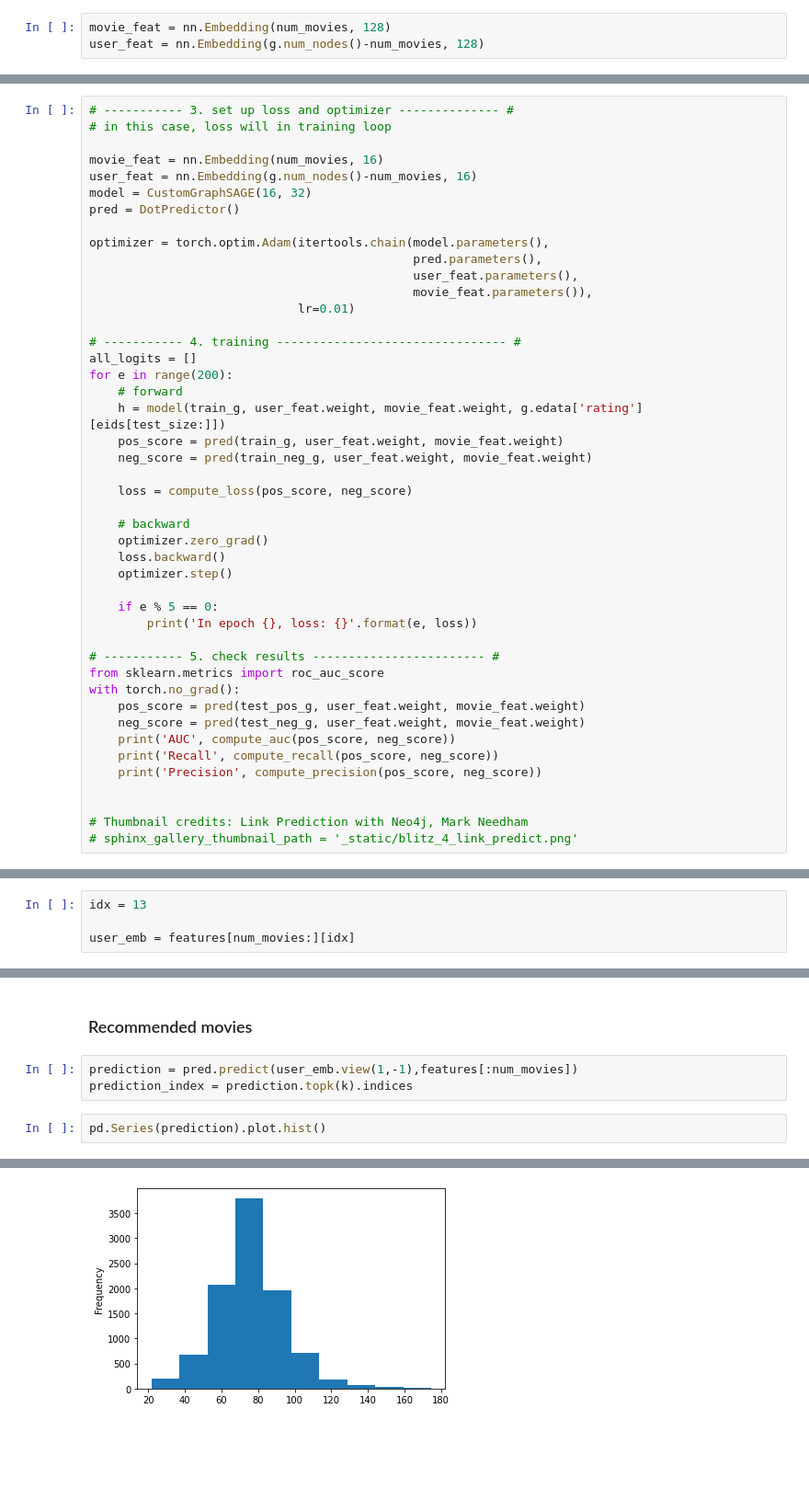
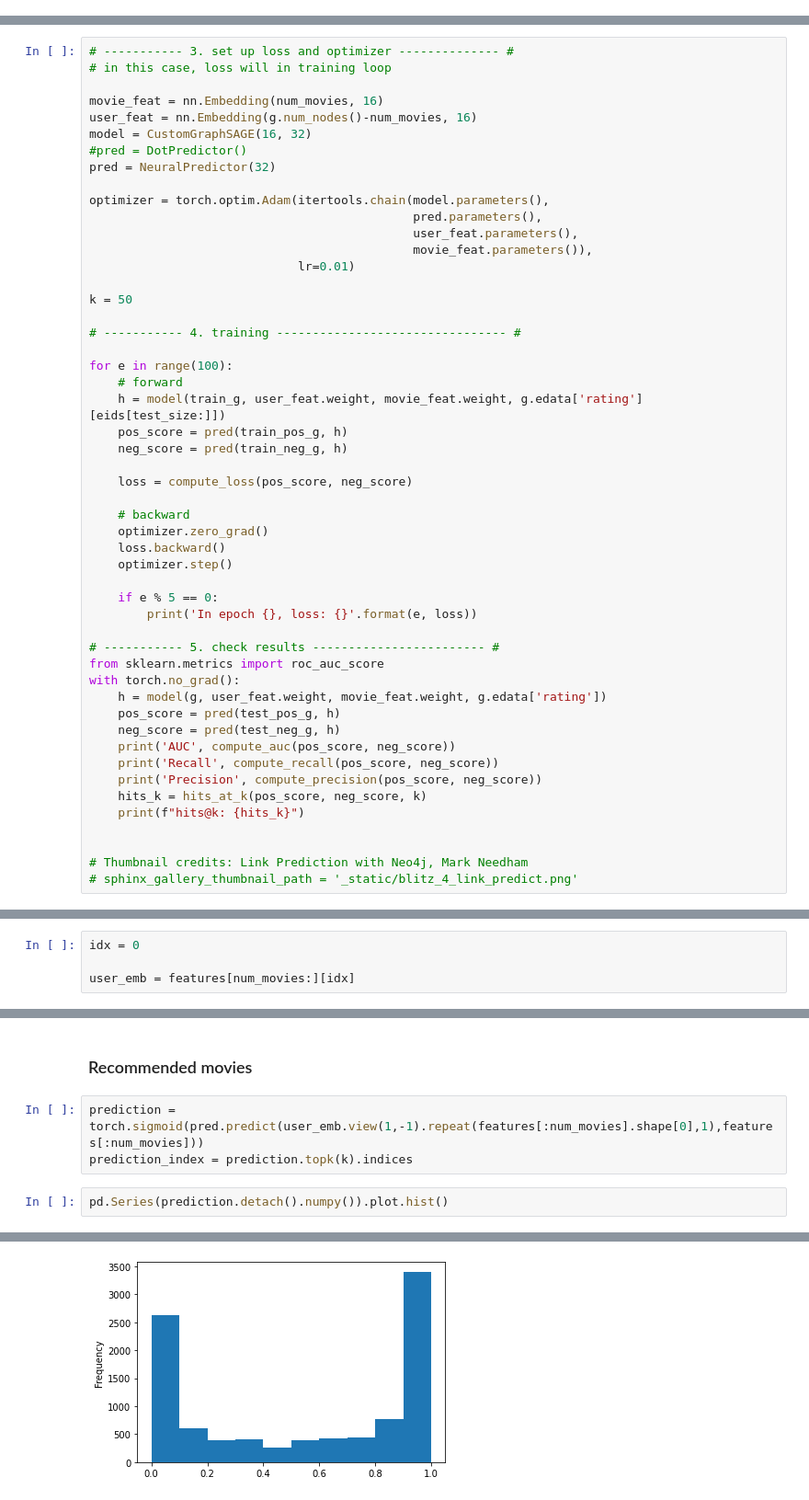
Before and after one commit to leonardtd/PyTorch-NN, a Jupyter notebook: Graph NNs/Movie Recommender Heterograph/GNN Movie Recommender v3.ipynb, the cells around one changed output, grey strips where cells are left out. Shown: that part at 92% size. Cells and saved outputs as stored; diff of their text form; blank space fills up the shorter version.

```diff
--- a/Graph NNs/Movie Recommender Heterograph/GNN Movie Recommender v3.ipynb
+++ b/Graph NNs/Movie Recommender Heterograph/GNN Movie Recommender v3.ipynb
@@ -117,6 +117,3 @@ class CustomGNN(nn.Module):
             g.update_all(fn.u_mul_e('feat', 'e_feat', 'm'), fn.mean('m', 'h_out'))
 
             return g.ndata['h_out']
-# %%
-movie_feat = nn.Embedding(num_movies, 128)
-user_feat = nn.Embedding(g.num_nodes()-num_movies, 128)
@@ -233,7 +239,8 @@ def compute_precision(pos_score, neg_score):
 movie_feat = nn.Embedding(num_movies, 16)
 user_feat = nn.Embedding(g.num_nodes()-num_movies, 16)
 model = CustomGraphSAGE(16, 32)
-pred = DotPredictor()
+#pred = DotPredictor()
+pred = NeuralPredictor(32)
 
 optimizer = torch.optim.Adam(itertools.chain(model.parameters(),
                                              pred.parameters(),
@@ -241,13 +248,15 @@ optimizer = torch.optim.Adam(itertools.chain(model.parameters(),
                                              movie_feat.parameters()),
                              lr=0.01)
 
+k = 50
+
 # ----------- 4. training -------------------------------- #
-all_logits = []
-for e in range(200):
+
+for e in range(100):
     # forward
     h = model(train_g, user_feat.weight, movie_feat.weight, g.edata['rating'][eids[test_size:]])
-    pos_score = pred(train_g, user_feat.weight, movie_feat.weight)
-    neg_score = pred(train_neg_g, user_feat.weight, movie_feat.weight)
+    pos_score = pred(train_pos_g, h)
+    neg_score = pred(train_neg_g, h)
 
     loss = compute_loss(pos_score, neg_score)
 
@@ -262,11 +271,14 @@ for e in range(200):
 # ----------- 5. check results ------------------------ #
 from sklearn.metrics import roc_auc_score
 with torch.no_grad():
-    pos_score = pred(test_pos_g, user_feat.weight, movie_feat.weight)
-    neg_score = pred(test_neg_g, user_feat.weight, movie_feat.weight)
+    h = model(g, user_feat.weight, movie_feat.weight, g.edata['rating'])
+    pos_score = pred(test_pos_g, h)
+    neg_score = pred(test_neg_g, h)
     print('AUC', compute_auc(pos_score, neg_score))
     print('Recall', compute_recall(pos_score, neg_score))
     print('Precision', compute_precision(pos_score, neg_score))
+    hits_k = hits_at_k(pos_score, neg_score, k)
+    print(f"hits@k: {hits_k}")
 
 
 # Thumbnail credits: Link Prediction with Neo4j, Mark Needham
@@ -311,7 +337,7 @@ k = 10
 # %% [markdown]
 #### User id #0
 # %%
-idx = 13
+idx = 0
 
 user_emb = features[num_movies:][idx]
 # %%
@@ -333,10 +345,10 @@ df_movies[df_movies.movieId.isin(top_k_user.movieId)]
 # %% [markdown]
 ### Recommended movies
 # %%
-prediction = pred.predict(user_emb.view(1,-1),features[:num_movies])
+prediction = torch.sigmoid(pred.predict(user_emb.view(1,-1).repeat(features[:num_movies].shape[0],1),features[:num_movies]))
 prediction_index = prediction.topk(k).indices
 # %%
-pd.Series(prediction).plot.hist()
+pd.Series(prediction.detach().numpy()).plot.hist()
 # %% [output]
 <AxesSubplot:ylabel='Frequency'>
-[figure, old version]
+[figure, new version]
```
Also changed, not shown: parts of 20 cells of this notebook.
